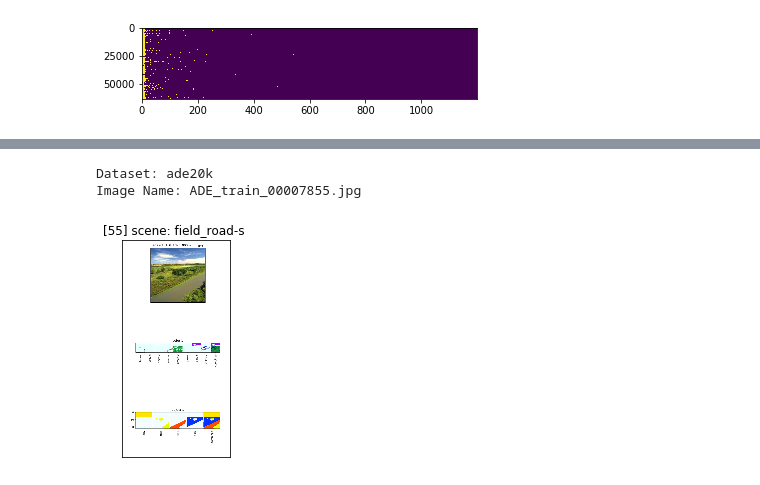
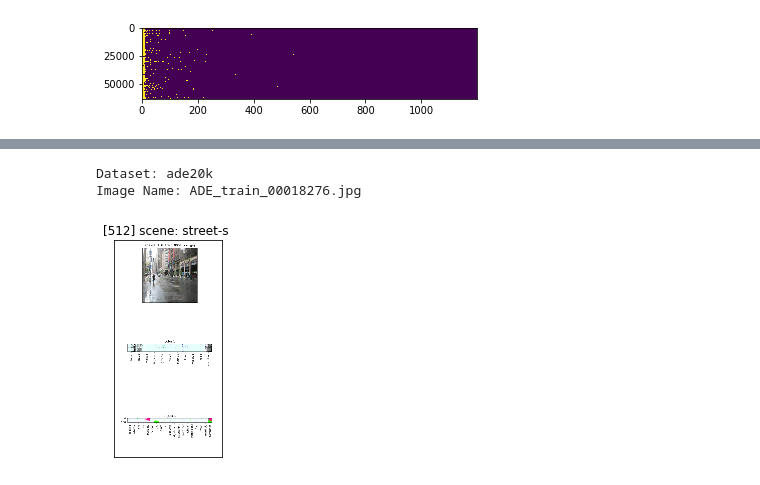
Before and after one commit to LC1905/ENL_NetDissect, a Jupyter notebook: visualization.ipynb, the cells around one changed output, grey strips where cells are left out. Drawn from its saved outputs; the diff is of its cells as text; code cells hidden in the pictures.

Commit message:
visualization notebook finish

```diff
--- a/visualization.ipynb
+++ b/visualization.ipynb
@@ -138,7 +111,7 @@ gap = 3
 img_row = 432
 img_col = 288
 # %%
-def pixel_concepts(image_id, img, concept, palette, labels=labels):
+def pixel_concepts(image_id, img, concept, palette, labels=labels, dpi=1000):
     concept_labels = img[concept]
     for lbi, lb in enumerate(concept_labels):
         c_img = Image.open(os.path.join(DATA_DIRECTORY, "images", lb))
@@ -177,7 +150,7 @@ def pixel_concepts(image_id, img, concept, palette, labels=labels):
             plt.xticks(locs, curr_labels, rotation=90)
             plt.title(concept + " " + str(lbi + 1))
             plt.imshow(tiled)
-            plt.savefig(os.path.join(OUTPUT_FOLDER, "visualization", filename), dpi=1000)
+            plt.savefig(os.path.join(OUTPUT_FOLDER, "visualization", filename), dpi=dpi)
             plt.close()
 # %%
 def scalar_concepts(img, concept, labels=labels):
@@ -196,7 +169,7 @@ def build_image(image_id, image_name, title):
     plt.yticks([])
     plt.savefig(os.path.join(OUTPUT_FOLDER, "visualization", str(image_id) + ".png"), dpi=1000)
 # %%
-def probe(image_id, mode=None, images=images, labels=labels, color_palette=cp, max_labels=60):
+def probe(image_id, mode=None, images=images, labels=labels, color_palette=cp, max_labels=60, dpi=1000):
     hsv = plt.get_cmap('hsv')
     dp = hsv(np.linspace(0, 1.0, 60))
     dp = np.random.permutation(dp)
@@ -217,10 +190,10 @@ def probe(image_id, mode=None, images=images, labels=labels, color_palette=cp, m
     print("Dataset: {}".format(dataset))
     print("Image Name: {}".format(filename))
 
-    pixel_concepts(image_id, img, "color", color_palette)
-    pixel_concepts(image_id, img, "object", dp_map)
-    pixel_concepts(image_id, img, "part", dp_map)
-    pixel_concepts(image_id, img, "material", dp_map)
+    pixel_concepts(image_id, img, "color", color_palette, dpi=dpi)
+    pixel_concepts(image_id, img, "object", dp_map, dpi=dpi)
+    pixel_concepts(image_id, img, "part", dp_map, dpi=dpi)
+    pixel_concepts(image_id, img, "material", dp_map, dpi=dpi)
 
     if mode != None:
         file = os.path.join(OUTPUT_FOLDER, "visualization", str(image_id) + "_" + mode[:-1] + "_" + mode[-1] + ".png")
@@ -250,11 +223,11 @@ def probe(image_id, mode=None, images=images, labels=labels, color_palette=cp, m
         subtitle = "[" + str(image_id) + "] " + scene + " " + texture
         plt.title(subtitle, size="large")
         filename = os.path.join(OUTPUT_FOLDER, "visualization", str(image_id) + "_combined.jpg")
-        plt.savefig(filename, dpi=1000)
+        plt.savefig(filename, dpi=dpi)
 # %%
-p = probe(55)
+p = probe(512, dpi=500)
 # %% [output]
 Dataset: ade20k
-Image Name: ADE_train_00007855.jpg
+Image Name: ADE_train_00018276.jpg
-[figure, old version]
+[figure, new version]
 # %%
```
Also changed, not shown: parts of 23 cells of this notebook.
